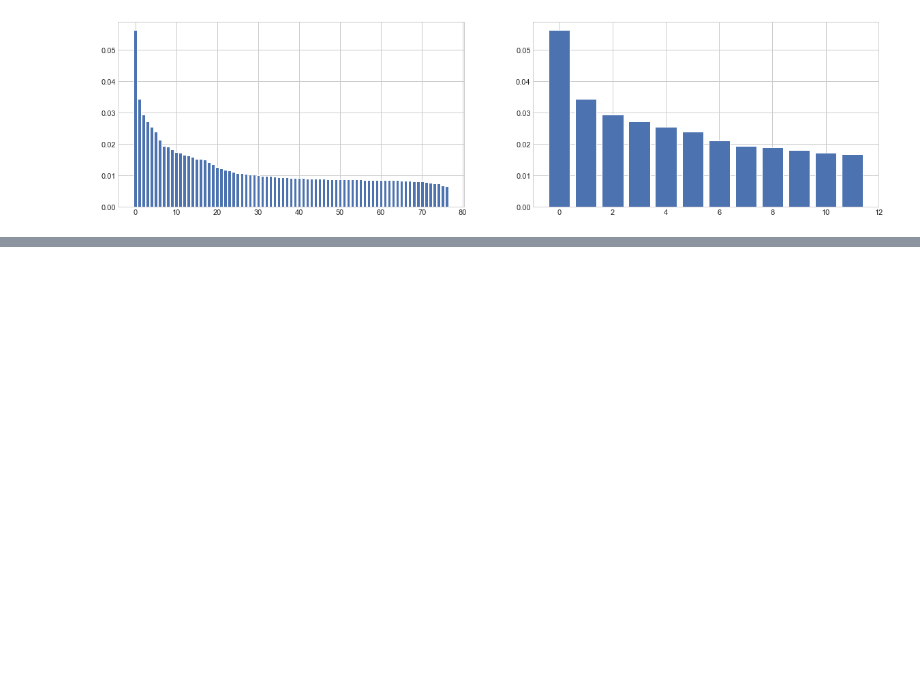
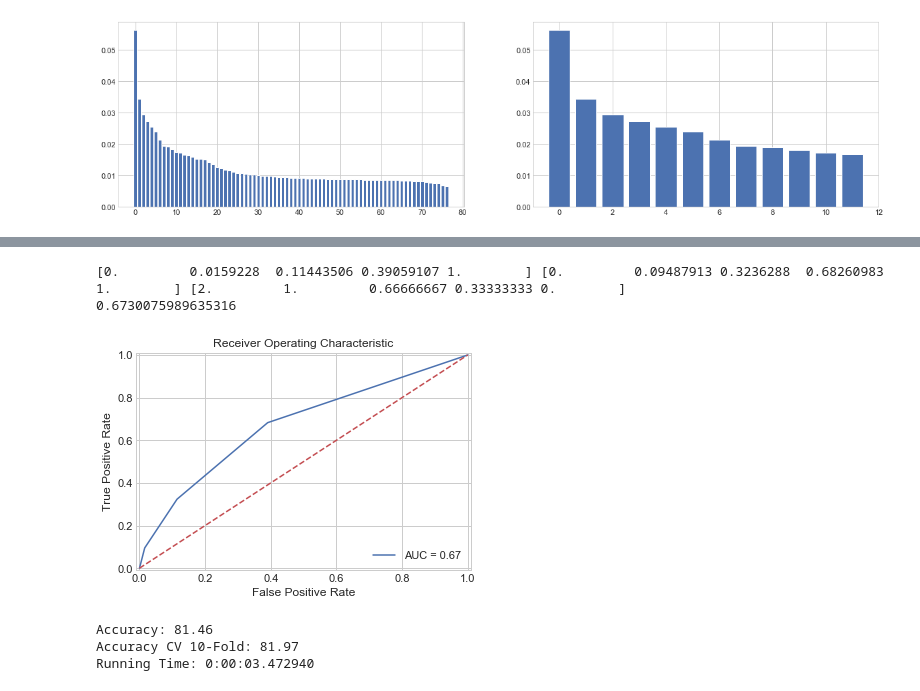
Before and after one commit to clayll/AdvancedDataAnalysis, a Jupyter notebook: docTang/5.人口普查数据集项目实战-收入预测/ll人口收入普查.ipynb, the cells around one changed output, grey strips where cells are left out. Saved outputs shown, nothing was run; the diff lists cells and outputs as text; code cells hidden in the pictures; blank space fills up the shorter version.

```diff
--- a/docTang/5.人口普查数据集项目实战-收入预测/ll人口收入普查.ipynb
+++ b/docTang/5.人口普查数据集项目实战-收入预测/ll人口收入普查.ipynb
@@ -700,0 +1049,22 @@ plt.bar(range(0,fit2.explained_variance_ratio_.size),fit2.explained_variance_rat
+# %%
+plot_roc_curve(y_test, probs_knn)
+# %% [output]
+[0.         0.0159228  0.11443506 0.39059107 1.        ] [0.         0.09487913 0.3236288  0.68260983 1.        ] [2.         1.         0.66666667 0.33333333 0.        ]
+0.6730075989635316
+[figure, added]
+# %%
+# Gaussian Naive Bayes
+start_time = time.time()
+train_pred_gaussian, test_pred_gaussian, acc_gaussian, acc_cv_gaussian, probs_gau = fit_ml_algo(GaussianNB(),
+                                                                                     X_train,
+                                                                                     y_train,
+                                                                                     X_test,
+                                                                                     10)
+gaussian_time = (time.time() - start_time)
+print("Accuracy: %s" % acc_gaussian)
+print("Accuracy CV 10-Fold: %s" % acc_cv_gaussian)
+print("Running Time: %s" % datetime.timedelta(seconds=gaussian_time))
+# %% [output]
+Accuracy: 81.46
+Accuracy CV 10-Fold: 81.97
+Running Time: 0:00:03.472940
```
Also changed, not shown: parts of 47 cells of this notebook, 1 other file.
